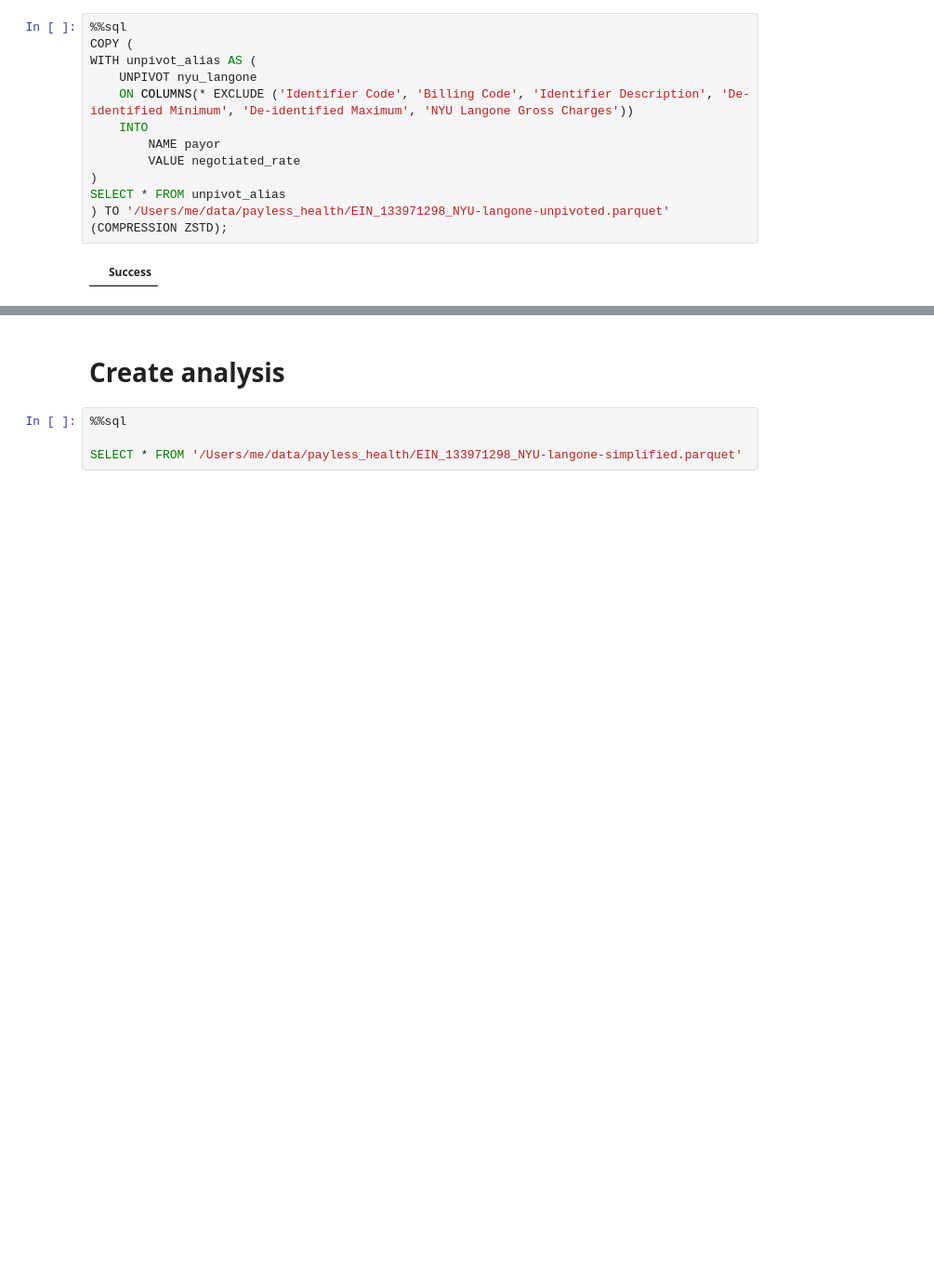
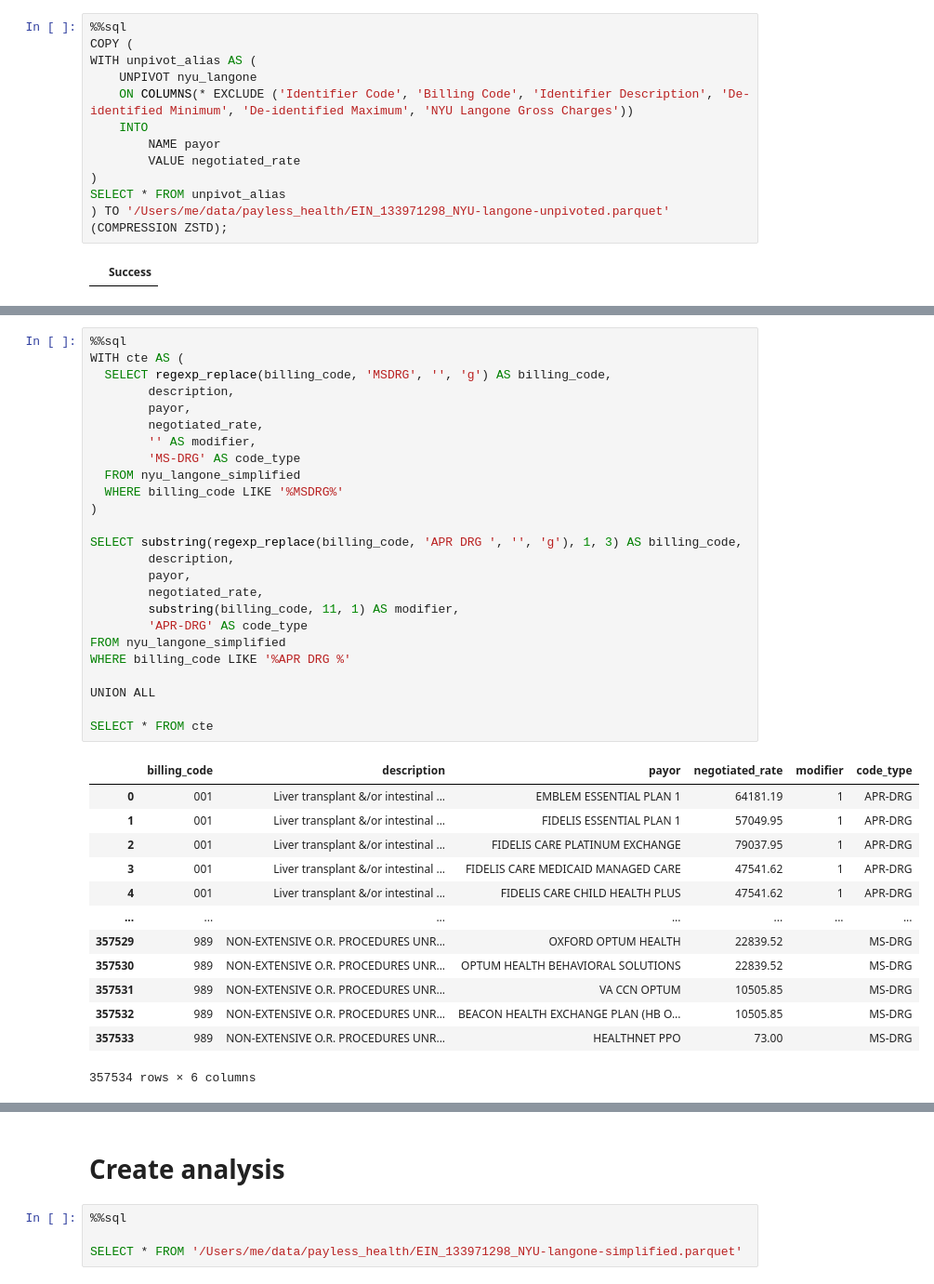
Before and after one commit to onefact/data_build_tool_payless.health, a Jupyter notebook: notebooks/EIN_133971298_NYU-langone.ipynb, the cells around one changed output, grey strips where cells are left out. Shown at 93% size. Drawn from its saved outputs; the diff is of its cells as text; blank space fills up the shorter version.

```diff
--- a/notebooks/EIN_133971298_NYU-langone.ipynb
+++ b/notebooks/EIN_133971298_NYU-langone.ipynb
@@ -2064,0 +2252,39 @@ SELECT "Billing Code" AS billing_code, "Identifier Description" AS description,
+# %%
+%%sql
+WITH cte AS (
+  SELECT regexp_replace(billing_code, 'MSDRG', '', 'g') AS billing_code,
+        description,
+        payor,
+        negotiated_rate,
+        '' AS modifier,
+        'MS-DRG' AS code_type
+  FROM nyu_langone_simplified
+  WHERE billing_code LIKE '%MSDRG%'
+)
+
+SELECT substring(regexp_replace(billing_code, 'APR DRG ', '', 'g'), 1, 3) AS billing_code,
+        description,
+        payor,
+        negotiated_rate,
+        substring(billing_code, 11, 1) AS modifier,
+        'APR-DRG' AS code_type
+FROM nyu_langone_simplified
+WHERE billing_code LIKE '%APR DRG %'
+
+UNION ALL
+
+SELECT * FROM cte
+# %% [output]
+|  | billing_code | description | payor | negotiated_rate | modifier | code_type |
+| 0 | 001 | Liver transplant &/or intestinal ... | EMBLEM ESSENTIAL PLAN 1 | 64181.19 | 1 | APR-DRG |
+| 1 | 001 | Liver transplant &/or intestinal ... | FIDELIS ESSENTIAL PLAN 1 | 57049.95 | 1 | APR-DRG |
+| 2 | 001 | Liver transplant &/or intestinal ... | FIDELIS CARE PLATINUM EXCHANGE | 79037.95 | 1 | APR-DRG |
+| 3 | 001 | Liver transplant &/or intestinal ... | FIDELIS CARE MEDICAID MANAGED CARE | 47541.62 | 1 | APR-DRG |
+| 4 | 001 | Liver transplant &/or intestinal ... | FIDELIS CARE CHILD HEALTH PLUS | 47541.62 | 1 | APR-DRG |
+| ... | ... | ... | ... | ... | ... | ... |
+| 357529 | 989 | NON-EXTENSIVE O.R. PROCEDURES UNR... | OXFORD OPTUM HEALTH | 22839.52 |  | MS-DRG |
+| 357530 | 989 | NON-EXTENSIVE O.R. PROCEDURES UNR... | OPTUM HEALTH BEHAVIORAL SOLUTIONS | 22839.52 |  | MS-DRG |
+| 357531 | 989 | NON-EXTENSIVE O.R. PROCEDURES UNR... | VA CCN OPTUM | 10505.85 |  | MS-DRG |
+| 357532 | 989 | NON-EXTENSIVE O.R. PROCEDURES UNR... | BEACON HEALTH EXCHANGE PLAN (HB O... | 10505.85 |  | MS-DRG |
+| 357533 | 989 | NON-EXTENSIVE O.R. PROCEDURES UNR... | HEALTHNET PPO | 73.00 |  | MS-DRG |
+357534 rows × 6 columns
```
Also changed, not shown: parts of 37 cells of this notebook, 5 other files.
